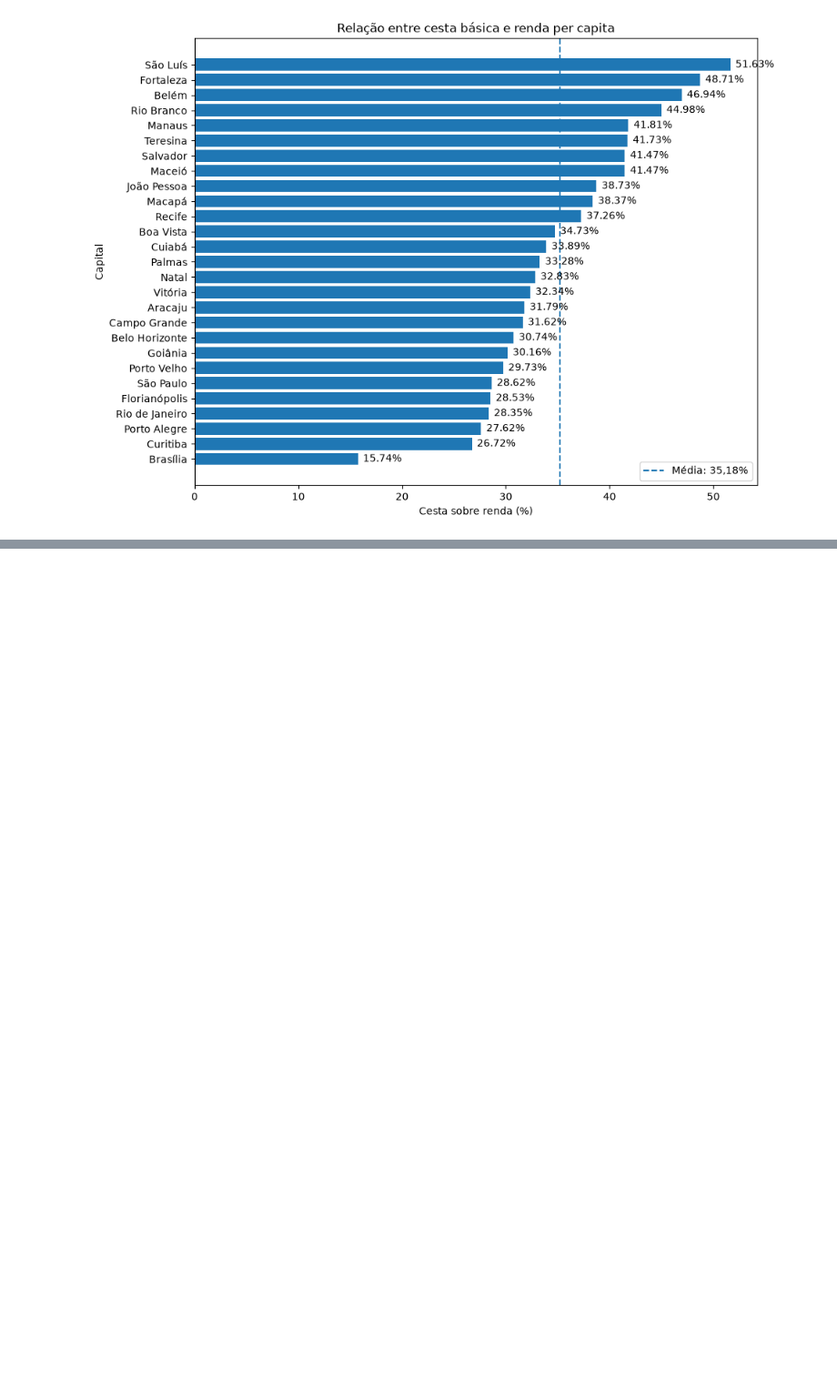
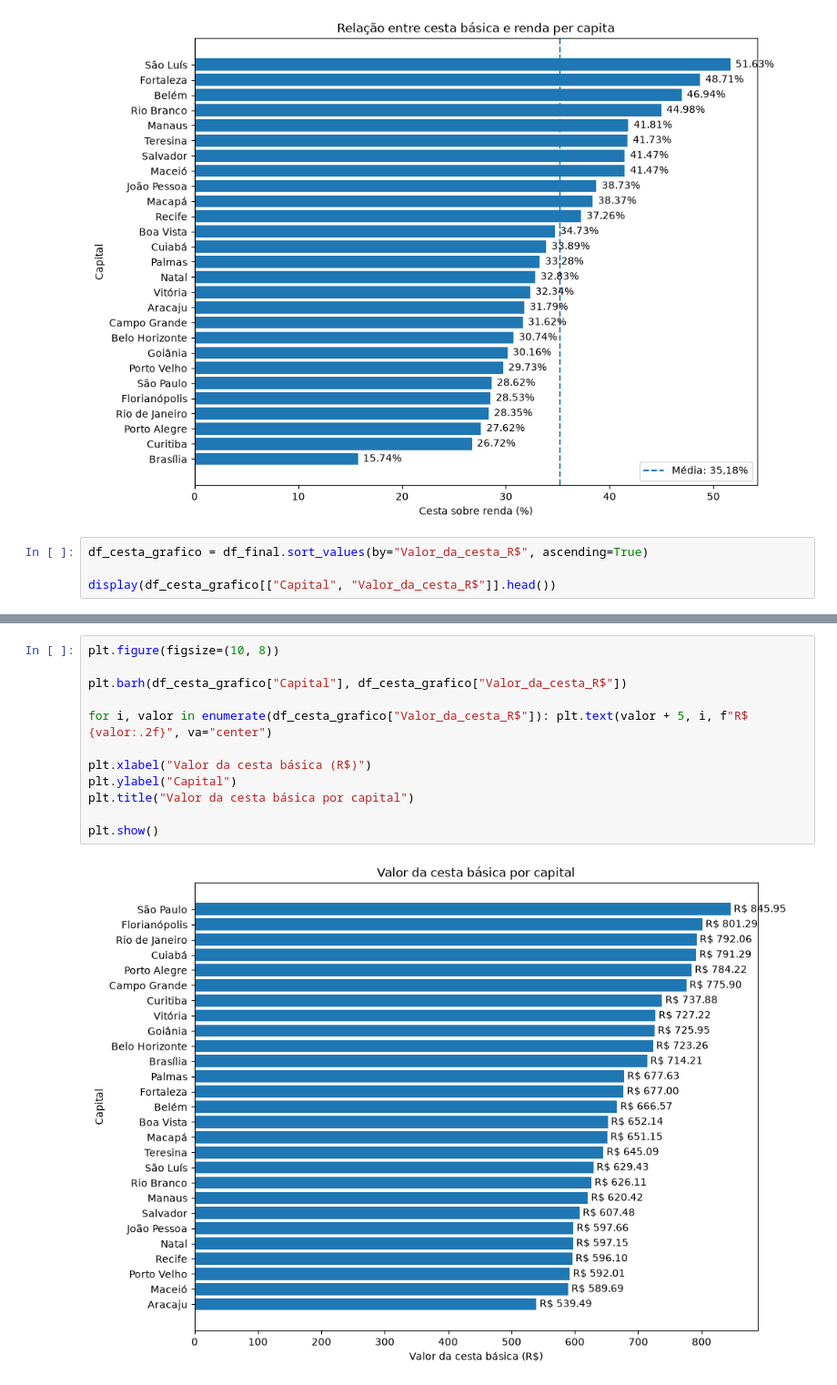
Before and after one commit to Brunolee77/Python-Studies, a Jupyter notebook: 3-Intermediario/5-Meu_Projeto/0-Custo_de_vida_Brasil.ipynb, the cells around one changed output, grey strips where cells are left out. Shown at 91% size. Cells and saved outputs as stored; diff of their text form; blank space fills up the shorter version.

```diff
--- a/3-Intermediario/5-Meu_Projeto/0-Custo_de_vida_Brasil.ipynb
+++ b/3-Intermediario/5-Meu_Projeto/0-Custo_de_vida_Brasil.ipynb
@@ -249,3 +249,7 @@ plt.legend()
 plt.show()
 # %% [output]
 [figure]
+# %%
+df_cesta_grafico = df_final.sort_values(by="Valor_da_cesta_R$", ascending=True)
+
+display(df_cesta_grafico[["Capital", "Valor_da_cesta_R$"]].head())
@@ -251,0 +263,14 @@ plt.show()
+# %%
+plt.figure(figsize=(10, 8))
+
+plt.barh(df_cesta_grafico["Capital"], df_cesta_grafico["Valor_da_cesta_R$"])
+
+for i, valor in enumerate(df_cesta_grafico["Valor_da_cesta_R$"]): plt.text(valor + 5, i, f"R$ {valor:.2f}", va="center")
+
+plt.xlabel("Valor da cesta básica (R$)")
+plt.ylabel("Capital")
+plt.title("Valor da cesta básica por capital")
+
+plt.show()
+# %% [output]
+[figure, added]
```
Also changed, not shown: parts of 8 cells of this notebook, 8 other files.
